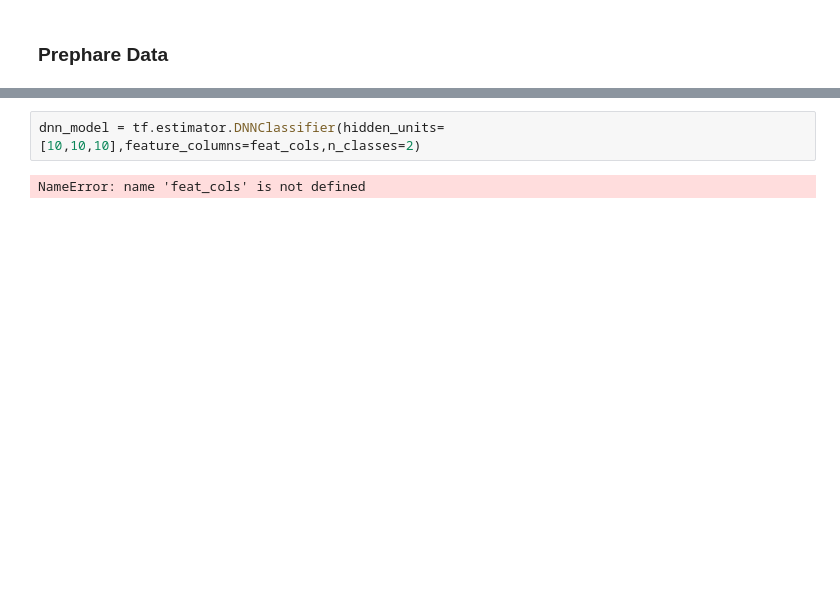
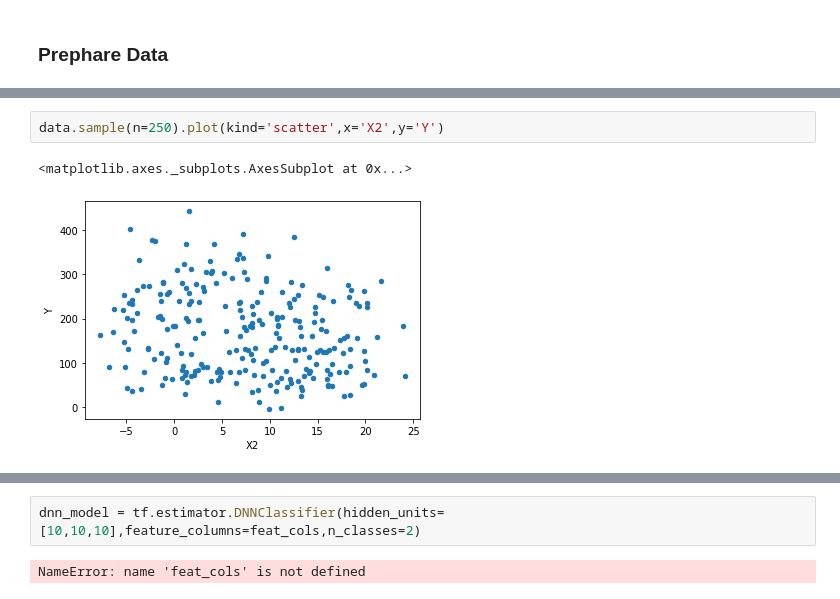
Before and after one commit to conorosully/deep-learning, a Jupyter notebook: src/DNN Classifier.ipynb, the cells around one changed output, grey strips where cells are left out. Drawn from its saved outputs; the diff is of its cells as text; blank space fills up the shorter version.

```diff
--- a/src/DNN Classifier.ipynb
+++ b/src/DNN Classifier.ipynb
@@ -35,0 +59,5 @@ diabetes.head(50)
+# %%
+data.sample(n=250).plot(kind='scatter',x='X2',y='Y')
+# %% [output]
+<matplotlib.axes._subplots.AxesSubplot at 0x...>
+[figure, added]
```
Also changed, not shown: parts of 18 cells of this notebook.
